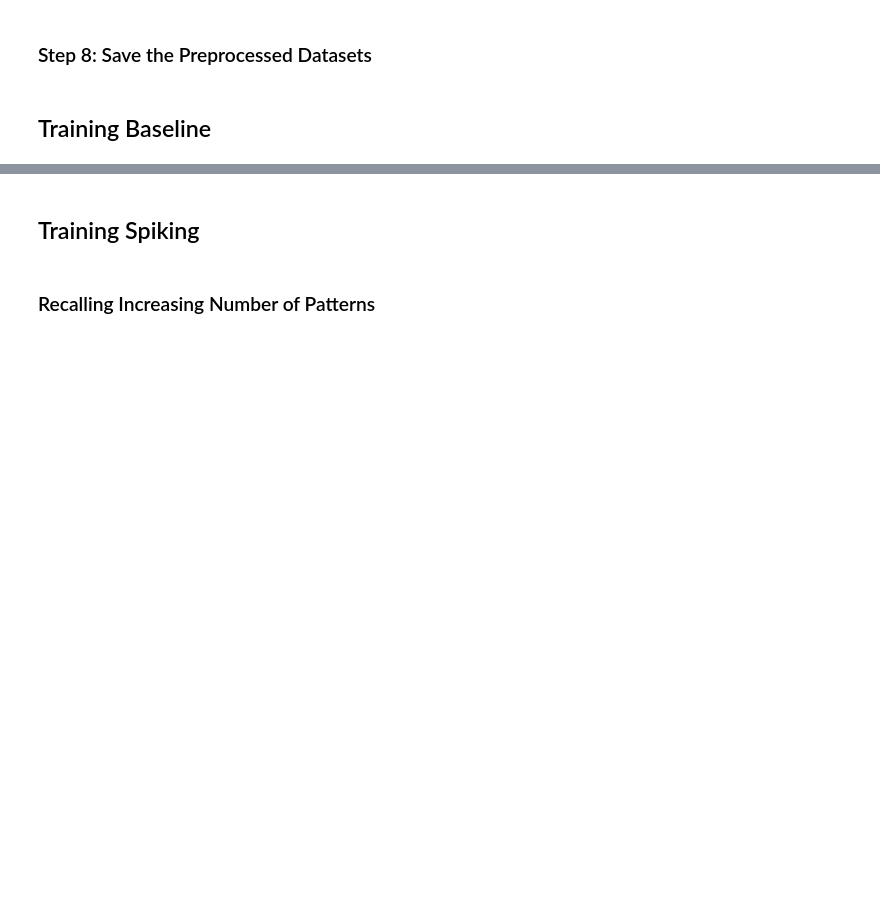
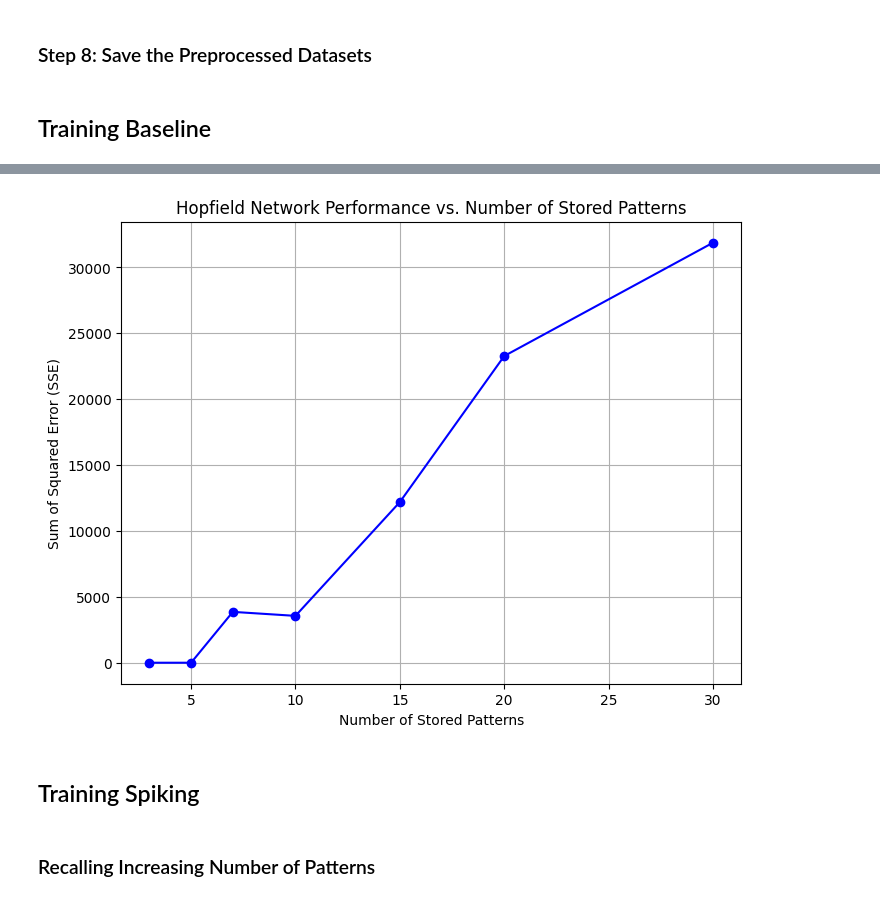
Before and after one commit to chenpy2000/Hopfield, a Jupyter notebook: visualize.ipynb, the cells around one changed output, grey strips where cells are left out. Saved outputs shown, nothing was run; the diff lists cells and outputs as text; code cells hidden in the pictures; blank space fills up the shorter version.

```diff
--- a/visualize.ipynb
+++ b/visualize.ipynb
@@ -242,3 +295,39 @@ plot_comparisons(baseline_original.numpy(), baseline_flipped.numpy(), retrieved_
+# %%
+
+results = []
+sse_values = []
+num_patterns_list = [3, 5, 7, 10, 15, 20, 30]
+
+for i, num_patterns in enumerate(num_patterns_list):
+
+    hopfield_rnn = hopfield_baseline.HopfieldRNN(num_units=1024)
+
+    # randomly select from training set
+    idxs = np.random.choice(range(len(stored_images)), size=num_patterns, replace=False)
+
+    baseline_original = stored_images[idxs]
+    baseline_masked = masked_images[idxs]
+
+    hopfield_rnn.store_patterns(baseline_original)
+
+    retrieved_masked = hopfield_rnn(baseline_masked)
+    loss = hopfield_rnn.recall_loss(baseline_masked, baseline_original)
+
+    # Store the results for plotting later
+    results.append(retrieved_masked.detach().numpy())
+    sse_values.append(loss.detach().numpy())
+
+
+# Plot the SSE curve
+plt.figure(figsize=(8, 6))
+plt.plot(num_patterns_list, sse_values, marker='o', linestyle='-', color='b')
+plt.title("Hopfield Network Performance vs. Number of Stored Patterns")
+plt.xlabel("Number of Stored Patterns")
+plt.ylabel("Sum of Squared Error (SSE)")
+plt.grid(True)
+plt.show()
+# %% [output]
+[figure, added]
 # %% [markdown]
 ## Training Spiking
 # %%
```
Also changed, not shown: parts of 7 cells of this notebook.
